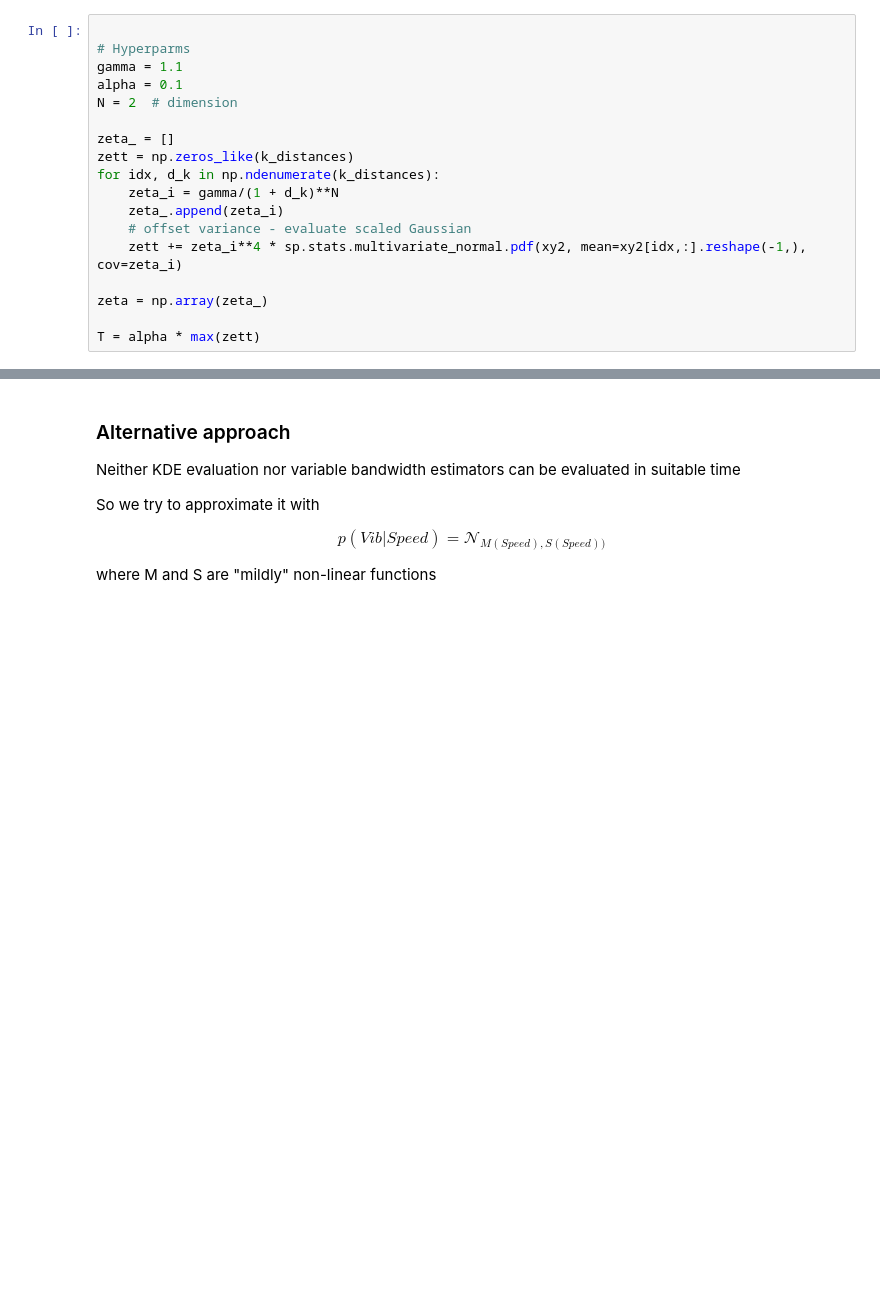
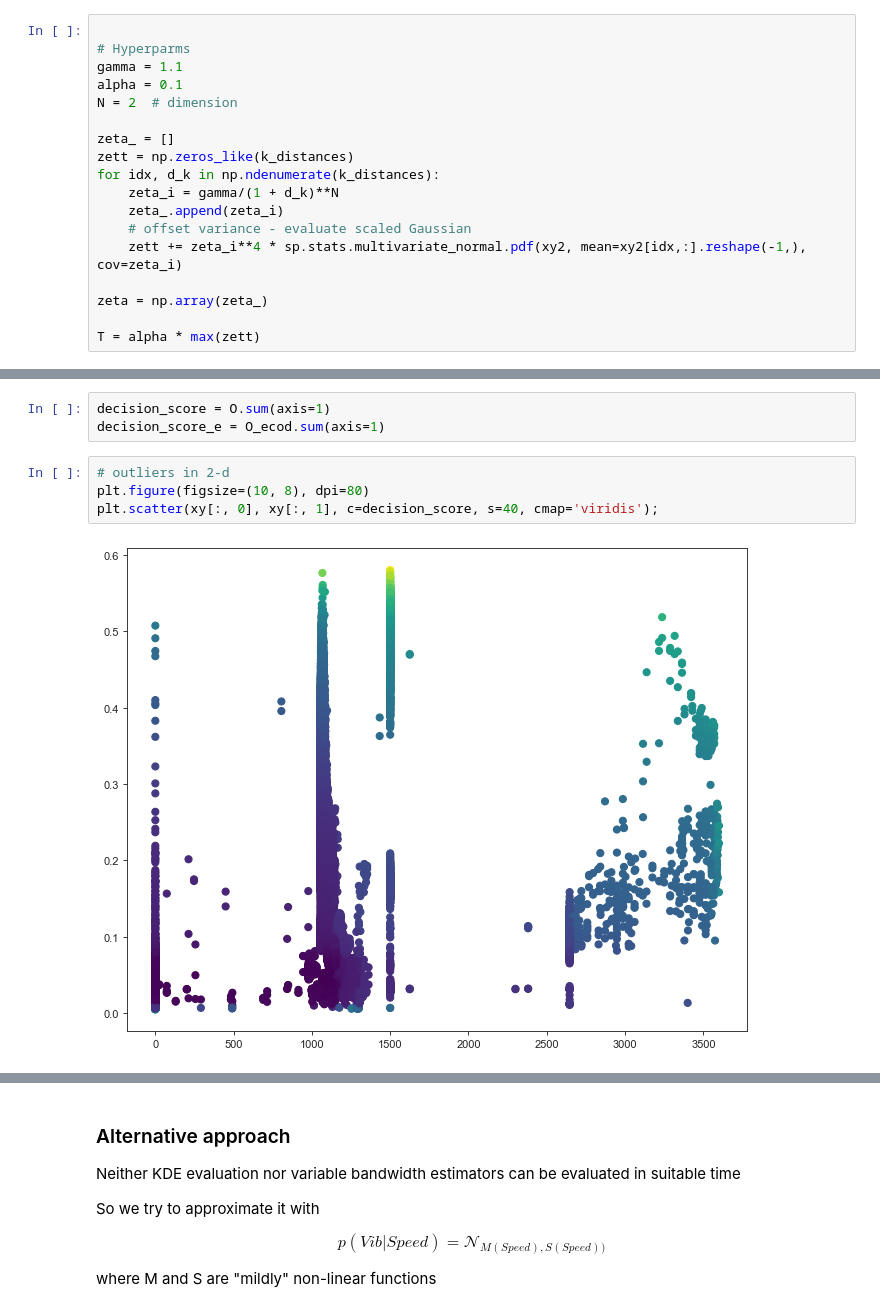
Before and after one commit to sedgewickmm18/notebooks-attic, a Jupyter notebook: PumpVibrationUseCaseInMoreDetail.ipynb, the cells around one changed output, grey strips where cells are left out. Cells and saved outputs as stored; diff of their text form; blank space fills up the shorter version.

```diff
--- a/PumpVibrationUseCaseInMoreDetail.ipynb
+++ b/PumpVibrationUseCaseInMoreDetail.ipynb
@@ -345,0 +404,9 @@ Text(0.5, 1.0, 'Anomalies in bright colors')
+# %%
+decision_score = O.sum(axis=1)
+decision_score_e = O_ecod.sum(axis=1)
+# %%
+# outliers in 2-d
+plt.figure(figsize=(10, 8), dpi=80)
+plt.scatter(xy[:, 0], xy[:, 1], c=decision_score, s=40, cmap='viridis');
+# %% [output]
+[figure, added]
```
Also changed, not shown: parts of 15 cells of this notebook.
